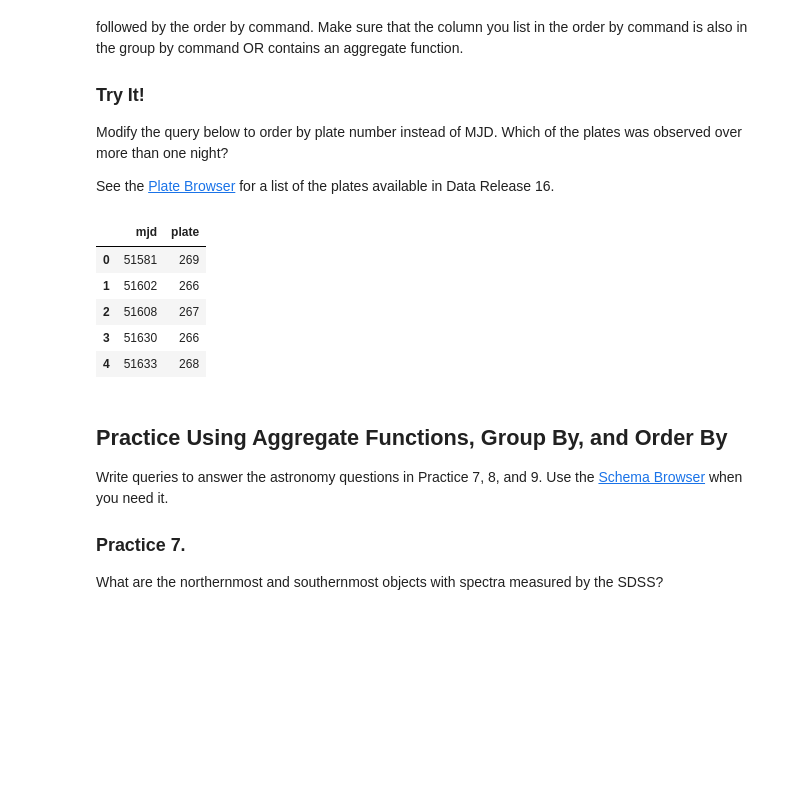
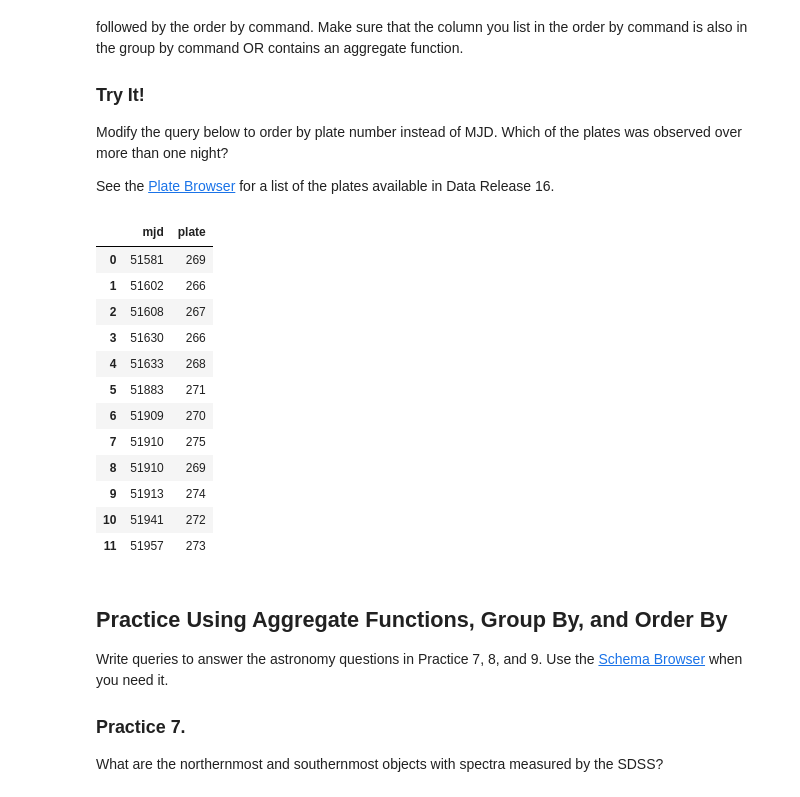
Before and after one commit to masterdesky/ELTE-databases-2020, a Jupyter notebook: practice/sdss_sql_tutorial_2020.ipynb, the cells around one changed output. Saved outputs shown, nothing was run; the diff lists cells and outputs as text; code cells hidden in the pictures; blank space fills up the shorter version.

```diff
--- a/practice/sdss_sql_tutorial_2020.ipynb
+++ b/practice/sdss_sql_tutorial_2020.ipynb
@@ -22,9 +94,7 @@ import getpass
 os.listdir('../../SciScript-Python/py3/')
 sys.path.append('../../SciScript-Python/py3/')
 # %%
-import pandas as pd
 from SciServer import Authentication, CasJobs, SkyQuery
-pd.set_option('display.max_colwidth', 200)
 # %%
 auth_name = 'masterdesky'
 auth_pass = getpass.getpass()
@@ -523,20 +815,32 @@ Modify the query below to order by plate number instead of MJD. Which of the pla
 See the [Plate Browser](http://skyserver.sdss.org/dr16/en/tools/getimg/plate.aspx) for a list of the plates available in Data Release 16.
 # %%
 query = """
-select mjd,plate
-from plateX
-where plate <= 275
-order by mjd
+SELECT
+    mjd, plate
+FROM
+    plateX
+WHERE
+    plate <= 275
+ORDER BY
+    mjd;
 """
+
 res = CasJobs.executeQuery(query, context='DR16')
-res.head()
+display(res)
 # %% [output]
 |  | mjd | plate |
 | 0 | 51581 | 269 |
 | 1 | 51602 | 266 |
 | 2 | 51608 | 267 |
 | 3 | 51630 | 266 |
 | 4 | 51633 | 268 |
+| 5 | 51883 | 271 |
+| 6 | 51909 | 270 |
+| 7 | 51910 | 275 |
+| 8 | 51910 | 269 |
+| 9 | 51913 | 274 |
+| 10 | 51941 | 272 |
+| 11 | 51957 | 273 |
 # %% [markdown]
 ## Practice Using Aggregate Functions, Group By, and Order By
 
```
Also changed, not shown: parts of 68 cells of this notebook, 2 other files.
